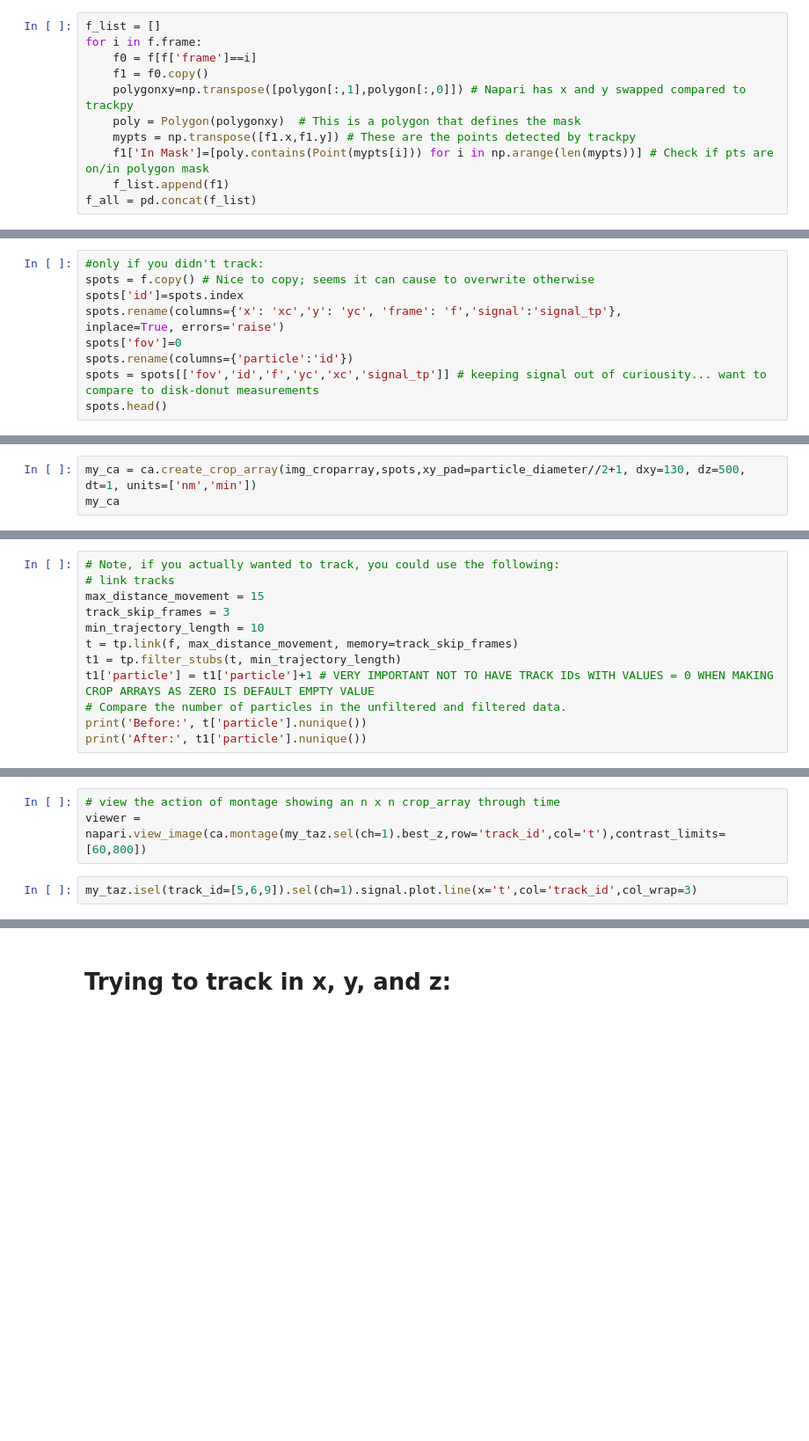
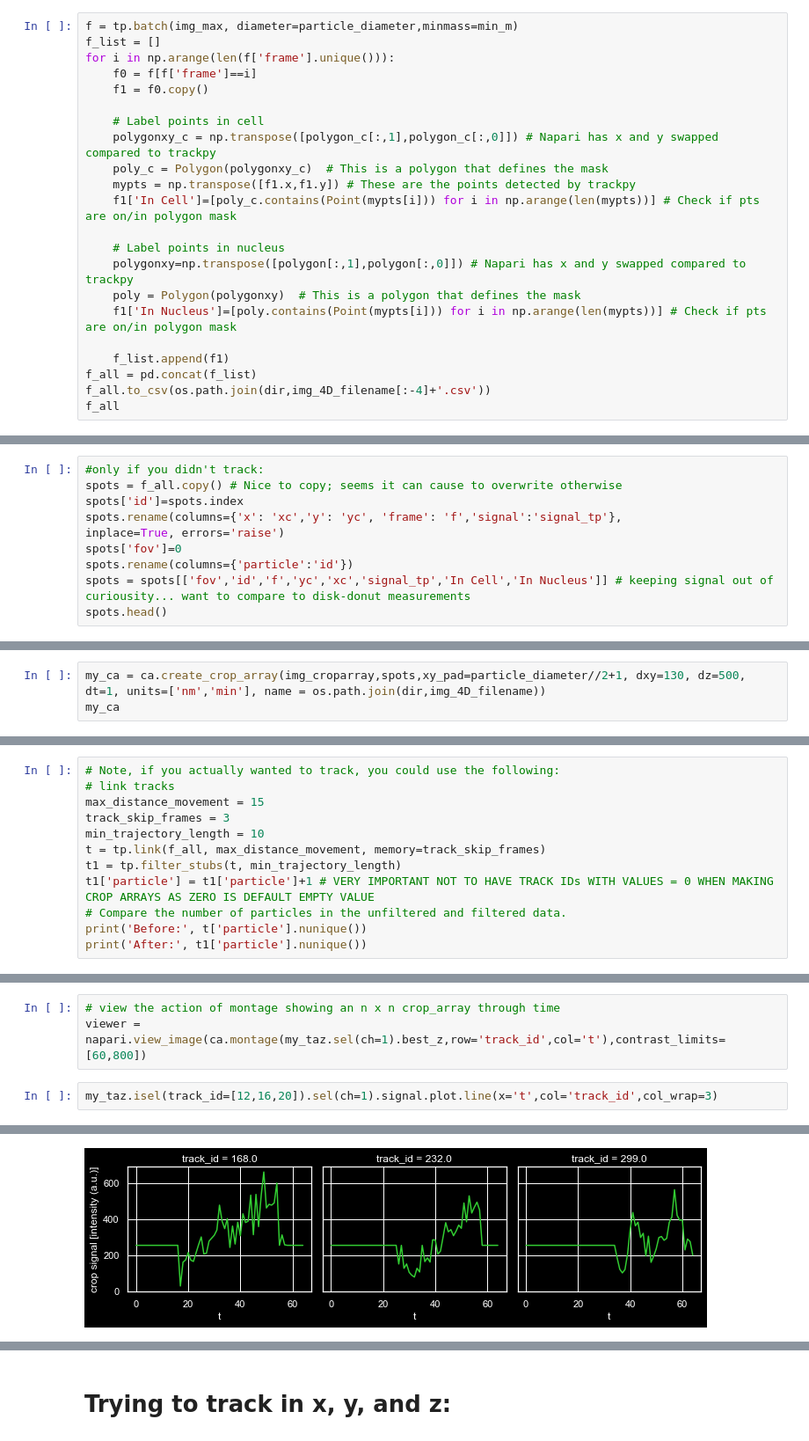
Before and after one commit to Colorado-State-University-Stasevich-Lab/croparray, a Jupyter notebook: notebooks/ToolDevelopment_Harringtonine_Morisaki.ipynb, the cells around one changed output, grey strips where cells are left out. Shown at 88% size. Cells and saved outputs as stored; diff of their text form; blank space fills up the shorter version.

```diff
--- a/notebooks/ToolDevelopment_Harringtonine_Morisaki.ipynb
+++ b/notebooks/ToolDevelopment_Harringtonine_Morisaki.ipynb
@@ -222,11 +144,22 @@ f
 # %%
+f = tp.batch(img_max, diameter=particle_diameter,minmass=min_m)
 f_list = []
-for i in f.frame:
+for i in np.arange(len(f['frame'].unique())):
     f0 = f[f['frame']==i]
     f1 = f0.copy()
+
+    # Label points in cell
+    polygonxy_c = np.transpose([polygon_c[:,1],polygon_c[:,0]]) # Napari has x and y swapped compared to trackpy
+    poly_c = Polygon(polygonxy_c)  # This is a polygon that defines the mask
+    mypts = np.transpose([f1.x,f1.y]) # These are the points detected by trackpy
+    f1['In Cell']=[poly_c.contains(Point(mypts[i])) for i in np.arange(len(mypts))] # Check if pts are on/in polygon mask
+
+    # Label points in nucleus
     polygonxy=np.transpose([polygon[:,1],polygon[:,0]]) # Napari has x and y swapped compared to trackpy
     poly = Polygon(polygonxy)  # This is a polygon that defines the mask
-    mypts = np.transpose([f1.x,f1.y]) # These are the points detected by trackpy
-    f1['In Mask']=[poly.contains(Point(mypts[i])) for i in np.arange(len(mypts))] # Check if pts are on/in polygon mask
+    f1['In Nucleus']=[poly.contains(Point(mypts[i])) for i in np.arange(len(mypts))] # Check if pts are on/in polygon mask
+
     f_list.append(f1)
 f_all = pd.concat(f_list)
+f_all.to_csv(os.path.join(dir,img_4D_filename[:-4]+'.csv'))
+f_all
@@ -244,11 +182,11 @@ f1
 Convert f to crop_array format
 # %%
 #only if you didn't track:
-spots = f.copy() # Nice to copy; seems it can cause to overwrite otherwise
+spots = f_all.copy() # Nice to copy; seems it can cause to overwrite otherwise
 spots['id']=spots.index
 spots.rename(columns={'x': 'xc','y': 'yc', 'frame': 'f','signal':'signal_tp'},
 inplace=True, errors='raise')
 spots['fov']=0
 spots.rename(columns={'particle':'id'})
-spots = spots[['fov','id','f','yc','xc','signal_tp']] # keeping signal out of curiousity... want to compare to disk-donut measurements
+spots = spots[['fov','id','f','yc','xc','signal_tp','In Cell','In Nucleus']] # keeping signal out of curiousity... want to compare to disk-donut measurements
 spots.head()
@@ -258,5 +203,5 @@ ____
 # %% [markdown]
 Create a crop array from 4D movie
 # %%
-my_ca = ca.create_crop_array(img_croparray,spots,xy_pad=particle_diameter//2+1, dxy=130, dz=500, dt=1, units=['nm','min'])
+my_ca = ca.create_crop_array(img_croparray,spots,xy_pad=particle_diameter//2+1, dxy=130, dz=500, dt=1, units=['nm','min'], name = os.path.join(dir,img_4D_filename))
 my_ca
@@ -317,7 +312,7 @@ ___
 max_distance_movement = 15
 track_skip_frames = 3
 min_trajectory_length = 10
-t = tp.link(f, max_distance_movement, memory=track_skip_frames)
+t = tp.link(f_all, max_distance_movement, memory=track_skip_frames)
 t1 = tp.filter_stubs(t, min_trajectory_length)
 t1['particle'] = t1['particle']+1 # VERY IMPORTANT NOT TO HAVE TRACK IDs WITH VALUES = 0 WHEN MAKING CROP ARRAYS AS ZERO IS DEFAULT EMPTY VALUE
 # Compare the number of particles in the unfiltered and filtered data.
@@ -360,4 +392,5 @@ my_taz
 # view the action of montage showing an n x n crop_array through time
 viewer = napari.view_image(ca.montage(my_taz.sel(ch=1).best_z,row='track_id',col='t'),contrast_limits=[60,800])
 # %%
-my_taz.isel(track_id=[5,6,9]).sel(ch=1).signal.plot.line(x='t',col='track_id',col_wrap=3)
+my_taz.isel(track_id=[12,16,20]).sel(ch=1).signal.plot.line(x='t',col='track_id',col_wrap=3)
+# %% [output]
@@ -363,0 +398 @@ my_taz.isel(track_id=[5,6,9]).sel(ch=1).signal.plot.line(x='t',col='track_id',co
+[figure, added]
```
Also changed, not shown: parts of 51 cells of this notebook.
